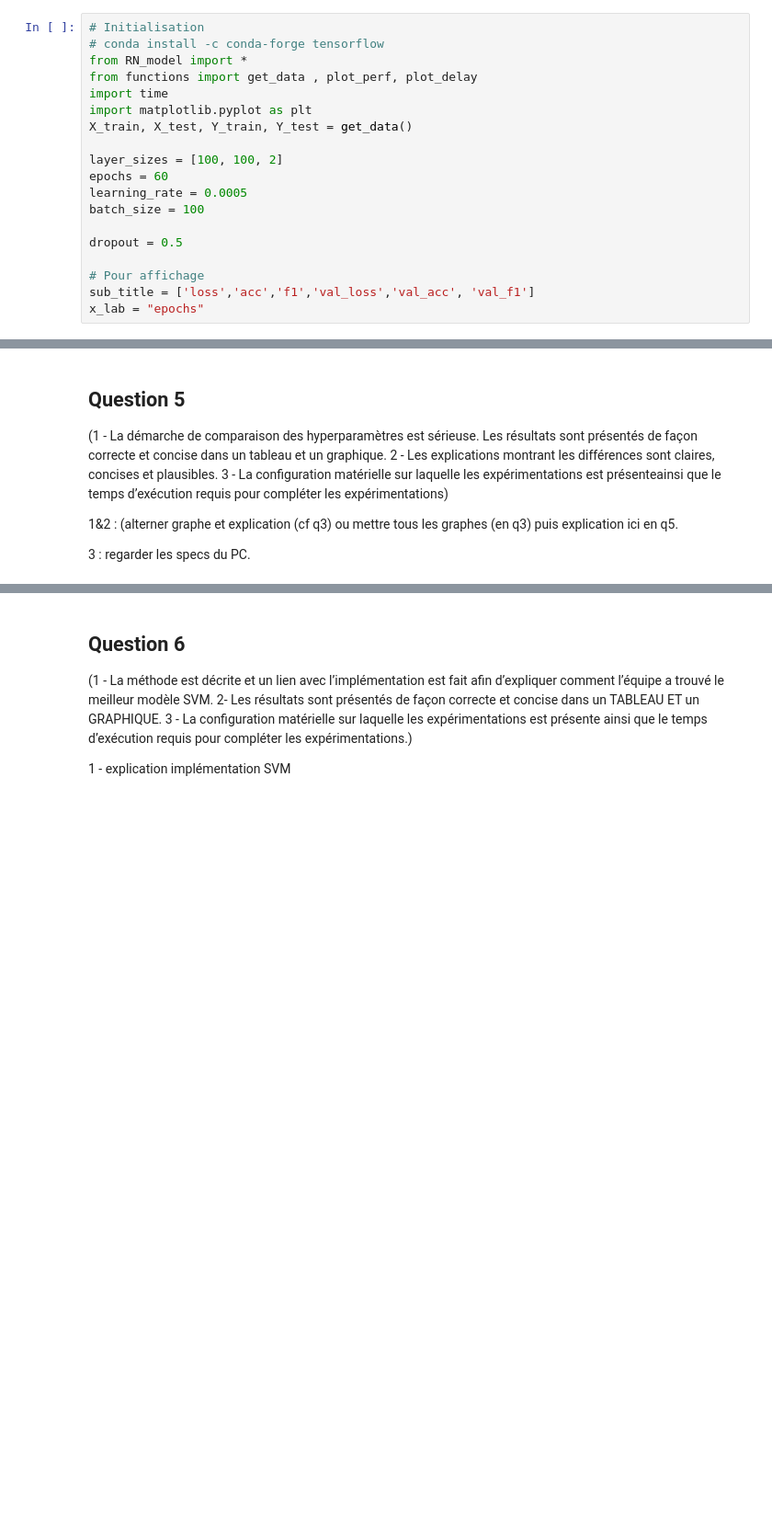
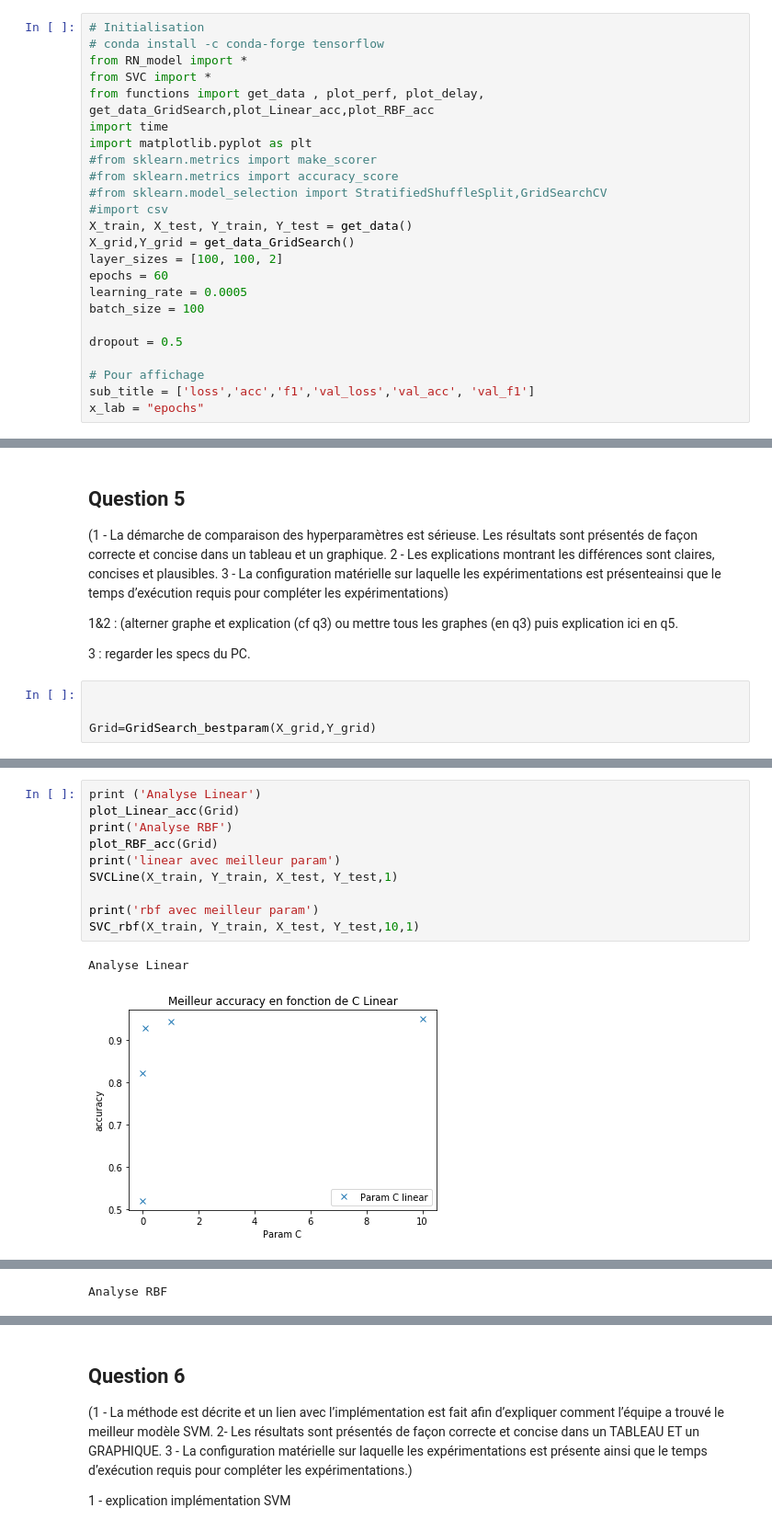
Before and after one commit to David-LETINAUD/GTI770, a Jupyter notebook: GTI770_Laboratoire3_-_BLEA14058906_LETD05129708_LIOT20069605/GTI770-TP03.ipynb, the cells around one changed output, grey strips where cells are left out. Shown at 92% size. Cells and saved outputs as stored; diff of their text form; blank space fills up the shorter version.

```diff
--- a/GTI770_Laboratoire3_-_BLEA14058906_LETD05129708_LIOT20069605/GTI770-TP03.ipynb
+++ b/GTI770_Laboratoire3_-_BLEA14058906_LETD05129708_LIOT20069605/GTI770-TP03.ipynb
@@ -41,11 +41,16 @@ La principale contrainte du modèle MLP est de trouver un compromis entre le tem
 # Initialisation
 # conda install -c conda-forge tensorflow
 from RN_model import *
-from functions import get_data , plot_perf, plot_delay
+from SVC import *
+from functions import get_data , plot_perf, plot_delay, get_data_GridSearch,plot_Linear_acc,plot_RBF_acc
 import time
 import matplotlib.pyplot as plt
+#from sklearn.metrics import make_scorer
+#from sklearn.metrics import accuracy_score
+#from sklearn.model_selection import StratifiedShuffleSplit,GridSearchCV
+#import csv
 X_train, X_test, Y_train, Y_test = get_data()
-
+X_grid,Y_grid = get_data_GridSearch()
 layer_sizes = [100, 100, 2]
 epochs = 60
 learning_rate = 0.0005
@@ -318,3 +319,7 @@ Notons ici que le temps d'apprentissage et de prédiction croissent avec le nomb
 1&2 : (alterner graphe et explication (cf q3) ou mettre tous les graphes (en q3) puis explication ici en q5.
 
 3 : regarder les specs du PC.
+# %%
+
+
+Grid=GridSearch_bestparam(X_grid,Y_grid)
@@ -320,0 +332,13 @@ Notons ici que le temps d'apprentissage et de prédiction croissent avec le nomb
+# %%
+print ('Analyse Linear')
+plot_Linear_acc(Grid)
+print('Analyse RBF')
+plot_RBF_acc(Grid)
+print('linear avec meilleur param')
+SVCLine(X_train, Y_train, X_test, Y_test,1)
+
+print('rbf avec meilleur param')
+SVC_rbf(X_train, Y_train, X_test, Y_test,10,1)
+# %% [output]
+Analyse Linear
+[figure, added]
@@ -320,0 +346 @@ Notons ici que le temps d'apprentissage et de prédiction croissent avec le nomb
+Analyse RBF
```
Also changed, not shown: parts of 3 cells of this notebook, 3 other files.
